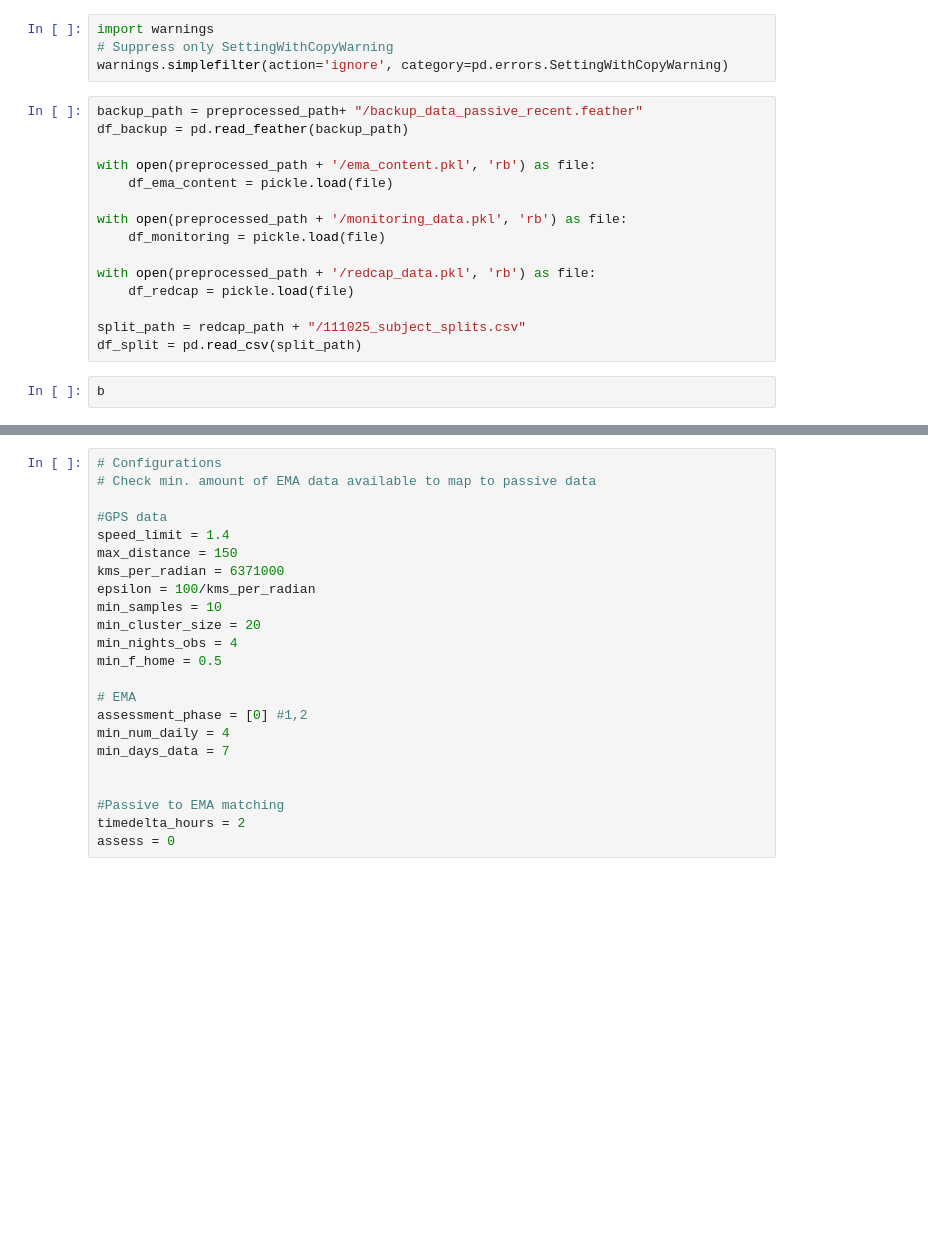
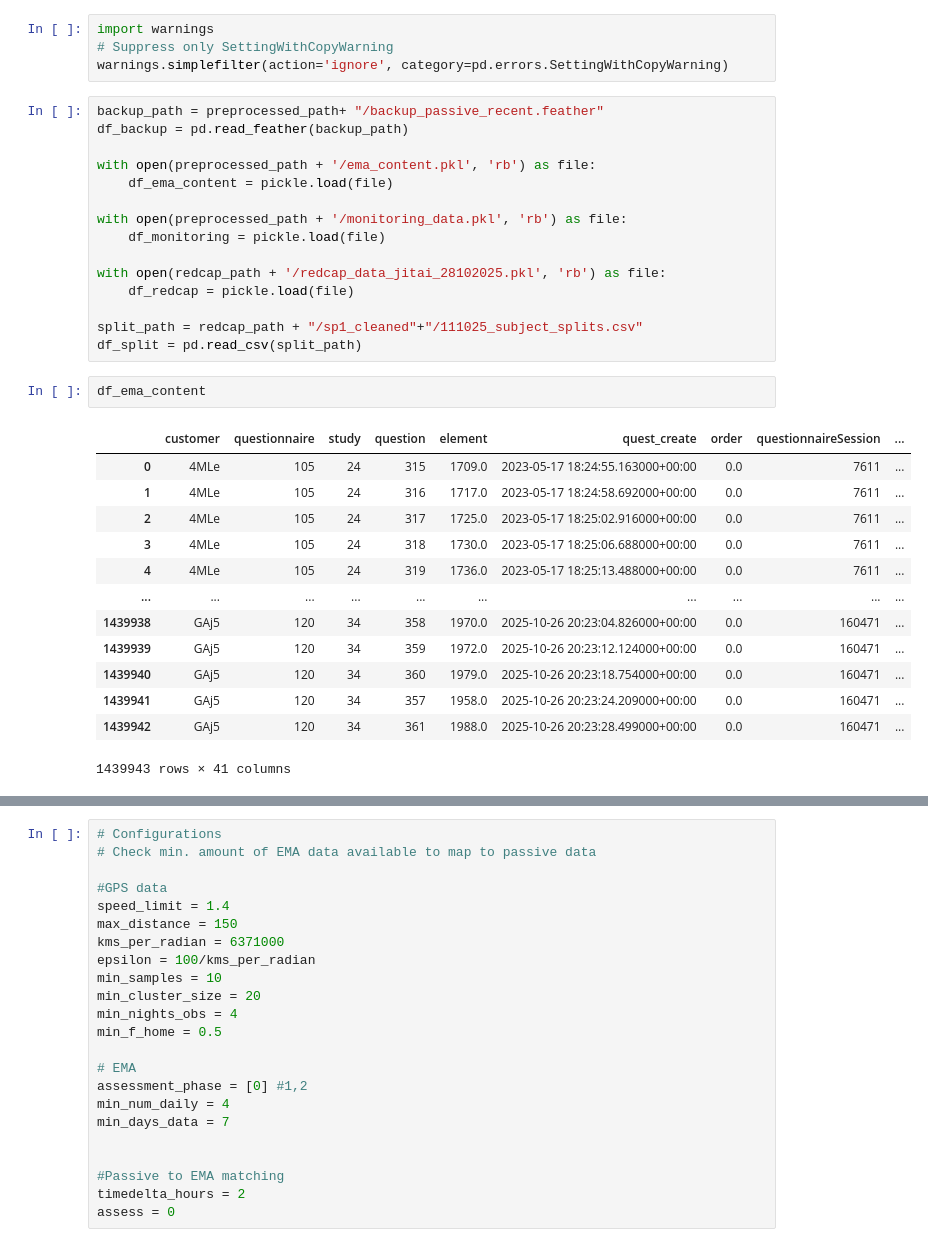
Before and after one commit to leona-ha/preact_digital, a Jupyter notebook: notebooks/03_JITAI_Preprocess.ipynb, the cells around one changed output, grey strips where cells are left out. Drawn from its saved outputs; the diff is of its cells as text; blank space fills up the shorter version.

```diff
--- a/notebooks/03_JITAI_Preprocess.ipynb
+++ b/notebooks/03_JITAI_Preprocess.ipynb
@@ -56,7 +56,7 @@ import warnings
 # Suppress only SettingWithCopyWarning
 warnings.simplefilter(action='ignore', category=pd.errors.SettingWithCopyWarning)
 # %%
-backup_path = preprocessed_path+ "/backup_data_passive_recent.feather"
+backup_path = preprocessed_path+ "/backup_passive_recent.feather"
 df_backup = pd.read_feather(backup_path)
 
 with open(preprocessed_path + '/ema_content.pkl', 'rb') as file:
@@ -65,10 +65,24 @@ with open(preprocessed_path + '/ema_content.pkl', 'rb') as file:
 with open(preprocessed_path + '/monitoring_data.pkl', 'rb') as file:
     df_monitoring = pickle.load(file)
 
-with open(preprocessed_path + '/redcap_data.pkl', 'rb') as file:
+with open(redcap_path + '/redcap_data_jitai_28102025.pkl', 'rb') as file:
     df_redcap = pickle.load(file)
 
-split_path = redcap_path + "/111025_subject_splits.csv"
+split_path = redcap_path + "/sp1_cleaned"+"/111025_subject_splits.csv"
 df_split = pd.read_csv(split_path)
 # %%
-b
+df_ema_content
+# %% [output]
+|  | customer | questionnaire | study | question | element | quest_create | order | questionnaireSession | ... |
+| 0 | 4MLe | 105 | 24 | 315 | 1709.0 | 2023-05-17 18:24:55.163000+00:00 | 0.0 | 7611 | ... |
+| 1 | 4MLe | 105 | 24 | 316 | 1717.0 | 2023-05-17 18:24:58.692000+00:00 | 0.0 | 7611 | ... |
+| 2 | 4MLe | 105 | 24 | 317 | 1725.0 | 2023-05-17 18:25:02.916000+00:00 | 0.0 | 7611 | ... |
+| 3 | 4MLe | 105 | 24 | 318 | 1730.0 | 2023-05-17 18:25:06.688000+00:00 | 0.0 | 7611 | ... |
+| 4 | 4MLe | 105 | 24 | 319 | 1736.0 | 2023-05-17 18:25:13.488000+00:00 | 0.0 | 7611 | ... |
+| ... | ... | ... | ... | ... | ... | ... | ... | ... | ... |
+| 1439938 | GAj5 | 120 | 34 | 358 | 1970.0 | 2025-10-26 20:23:04.826000+00:00 | 0.0 | 160471 | ... |
+| 1439939 | GAj5 | 120 | 34 | 359 | 1972.0 | 2025-10-26 20:23:12.124000+00:00 | 0.0 | 160471 | ... |
+| 1439940 | GAj5 | 120 | 34 | 360 | 1979.0 | 2025-10-26 20:23:18.754000+00:00 | 0.0 | 160471 | ... |
+| 1439941 | GAj5 | 120 | 34 | 357 | 1958.0 | 2025-10-26 20:23:24.209000+00:00 | 0.0 | 160471 | ... |
+| 1439942 | GAj5 | 120 | 34 | 361 | 1988.0 | 2025-10-26 20:23:28.499000+00:00 | 0.0 | 160471 | ... |
+1439943 rows × 41 columns
```
Also changed, not shown: parts of 22 cells of this notebook, 5 other files.
